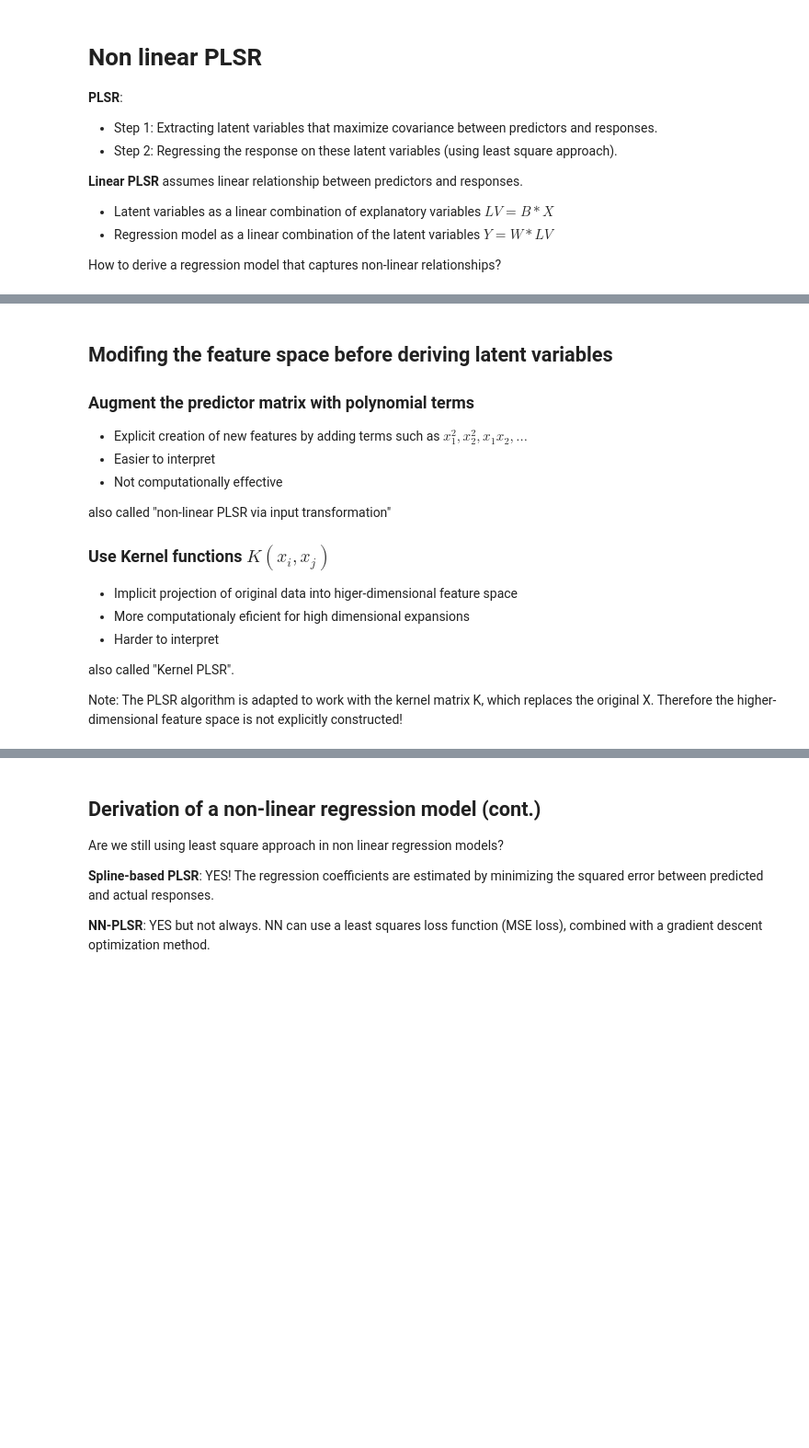
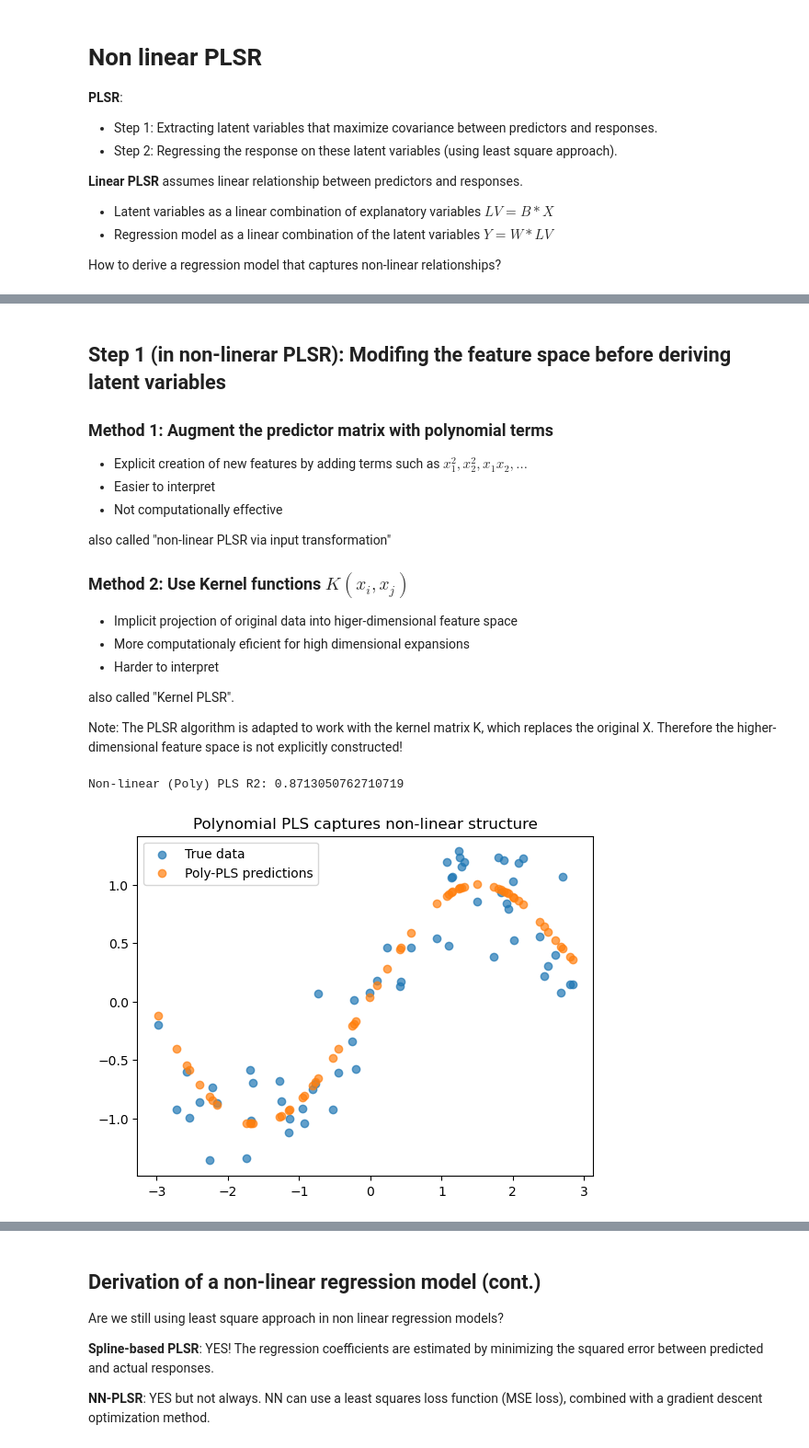
Before and after one commit to coxnevad/NTNU_TK8117_2025, a Jupyter notebook: advanced_week_03/group1/NonLinearPLSR.ipynb, the cells around one changed output, grey strips where cells are left out. Shown at 92% size. Saved outputs shown, nothing was run; the diff lists cells and outputs as text; code cells hidden in the pictures; blank space fills up the shorter version.

```diff
--- a/advanced_week_03/group1/NonLinearPLSR.ipynb
+++ b/advanced_week_03/group1/NonLinearPLSR.ipynb
@@ -28,16 +82,16 @@ How to derive a regression model that captures non-linear relationships?
 **Local Weighted PLSR**
 * Applies PLSR locally around each prediction point using a weighted neighborhood.
 # %% [markdown]
-## Modifing the feature space before deriving latent variables
+## Step 1 (in non-linerar PLSR): Modifing the feature space before deriving latent variables
 
-### Augment the predictor matrix with polynomial terms
+### Method 1: Augment the predictor matrix with polynomial terms
 * Explicit creation of new features by adding terms such as $x_1^2, x_2^2, x_1 x_2, ...$
 * Easier to interpret
 * Not computationally effective
 
 also called "non-linear PLSR via input transformation"
 
-### Use Kernel functions $K(x_i, x_j)$
+### Method 2: Use Kernel functions $K(x_i, x_j)$
 * Implicit projection of original data into higer-dimensional feature space
 * More computationaly eficient for high dimensional expansions
 * Harder to interpret
@@ -45,4 +99,27 @@ also called "non-linear PLSR via input transformation"
 also called "Kernel PLSR".
 
 Note: The PLSR algorithm is adapted to work with the kernel matrix K, which replaces the original X. Therefore the higher-dimensional feature space is not explicitly constructed!
+# %%
+#Example method 2, can we add method 1 here as well?! Try add Kernal and show both in the same plot. Caroline! Try to find +/-
+
+# Polynomial feature expansion
+degree = 5
+poly = PolynomialFeatures(degree=degree, include_bias=False)
+X_poly_train = poly.fit_transform(X_train)
+X_poly_test = poly.transform(X_test)
+
+pls_poly = PLSRegression(n_components=degree) #degree should not be equal here, should have kernelPLS regression
+pls_poly.fit(X_poly_train, y_train)
+y_pred_poly = pls_poly.predict(X_poly_test)
+
+print("Non-linear (Poly) PLS R2:", r2_score(y_test, y_pred_poly))
+
+plt.scatter(X_test, y_test, label="True data", alpha=0.7)
+plt.scatter(X_test, y_pred_poly, label="Poly-PLS predictions", alpha=0.7)
+plt.legend()
+plt.title("Polynomial PLS captures non-linear structure")
+plt.show()
+# %% [output]
+Non-linear (Poly) PLS R2: 0.8713050762710719
+[figure, added]
 # %% [markdown]
```
Also changed, not shown: parts of 8 cells of this notebook, 1 other file.
